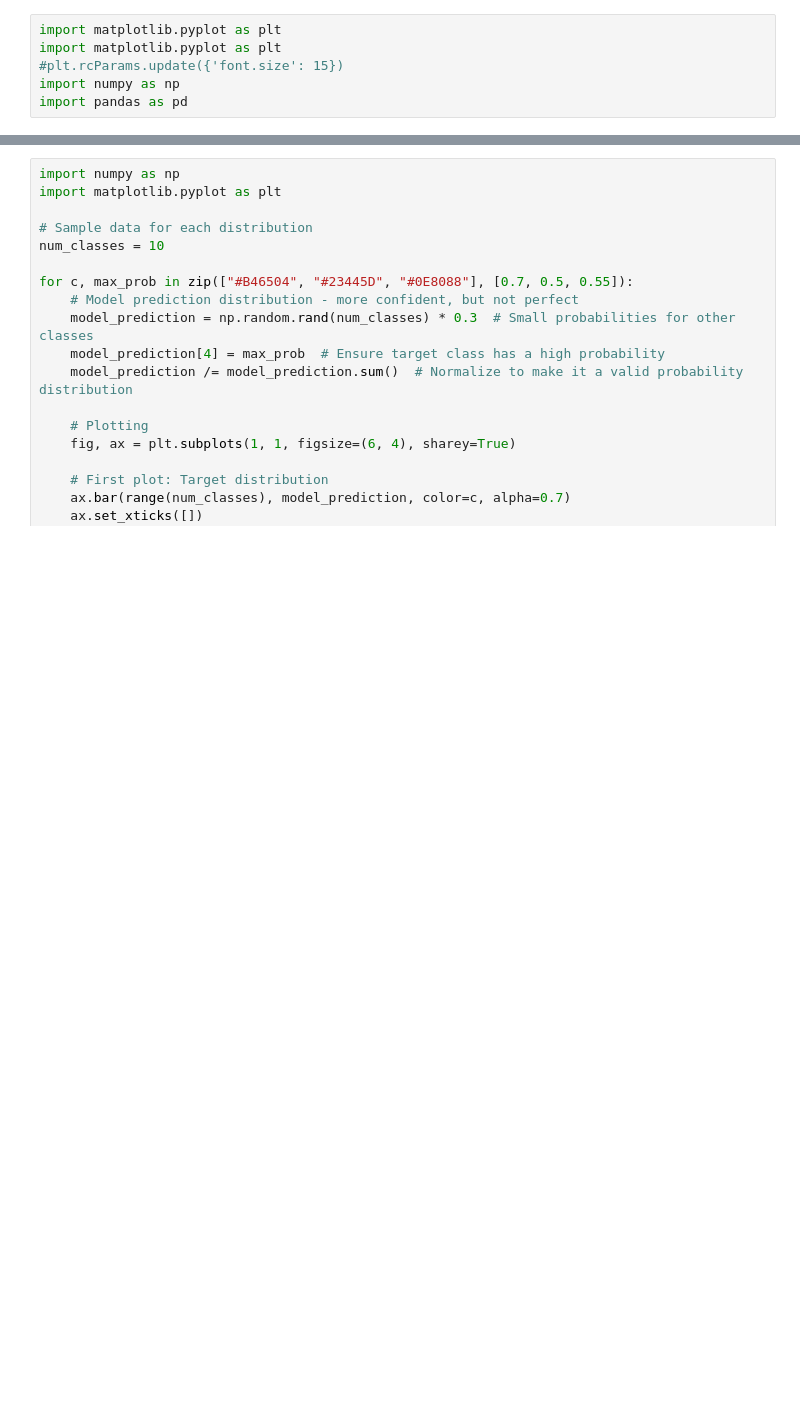
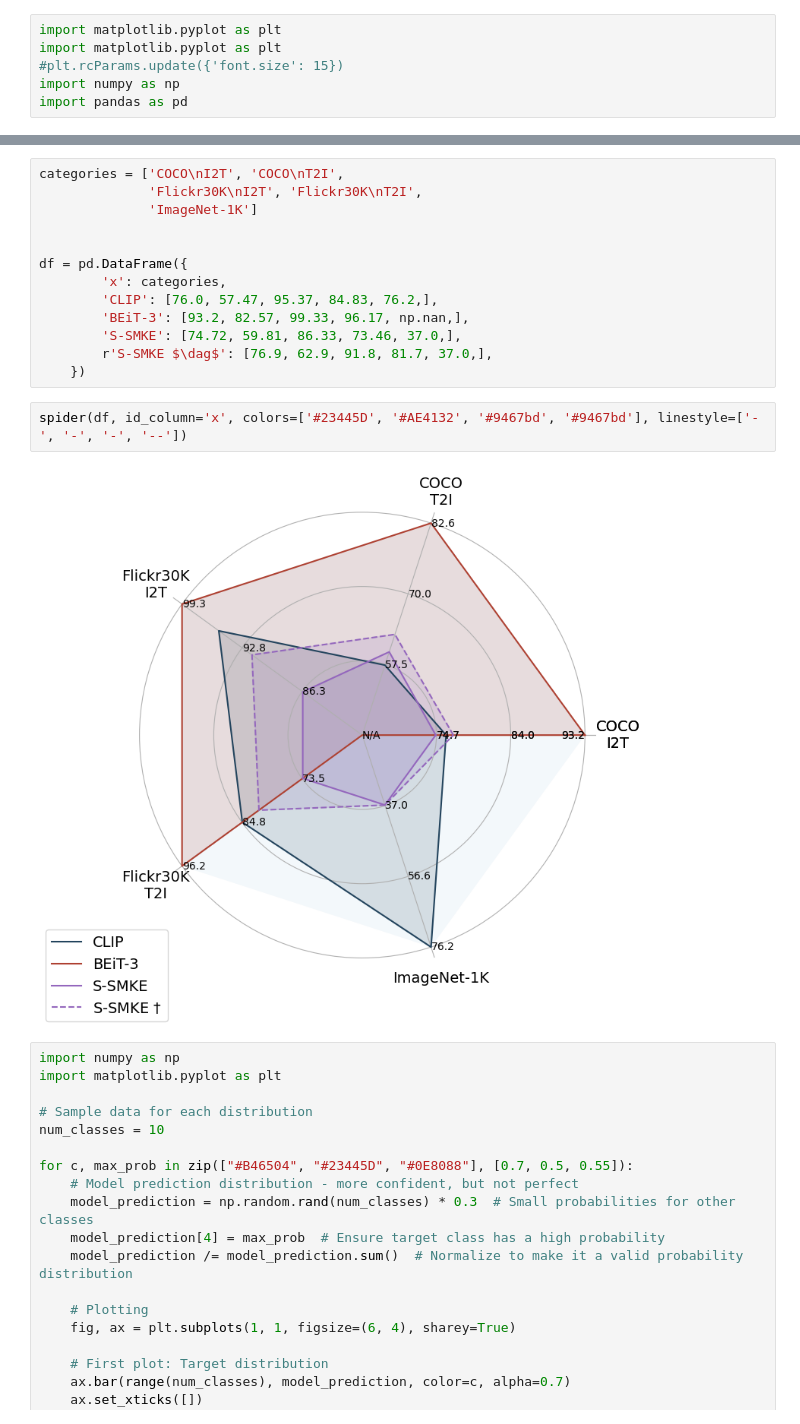
Before and after one commit to TimCares/MasterThesis, a Jupyter notebook: src/visualizations/plots.ipynb, the cells around one changed output, grey strips where cells are left out. Drawn from its saved outputs; the diff is of its cells as text; blank space fills up the shorter version.

```diff
--- a/src/visualizations/plots.ipynb
+++ b/src/visualizations/plots.ipynb
@@ -7,3 +165,20 @@ import pandas as pd
+# %%
+categories = ['COCO\nI2T', 'COCO\nT2I',
+              'Flickr30K\nI2T', 'Flickr30K\nT2I',
+              'ImageNet-1K']
+
+
+df = pd.DataFrame({
+        'x': categories,
+        'CLIP': [76.0, 57.47, 95.37, 84.83, 76.2,],
+        'BEiT-3': [93.2, 82.57, 99.33, 96.17, np.nan,],
+        'S-SMKE': [74.72, 59.81, 86.33, 73.46, 37.0,],
+        r'S-SMKE $\dag$': [76.9, 62.9, 91.8, 81.7, 37.0,],
+    })
+# %%
+spider(df, id_column='x', colors=['#23445D', '#AE4132', '#9467bd', '#9467bd'], linestyle=['-', '-', '-', '--'])
+# %% [output]
+[figure, added]
 # %%
 import numpy as np
 import matplotlib.pyplot as plt
```
Also changed, not shown: parts of 12 cells of this notebook, 3 other files.
